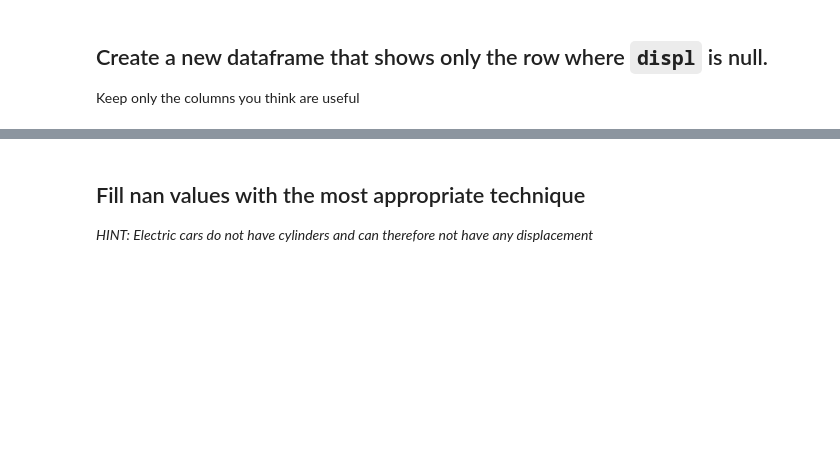
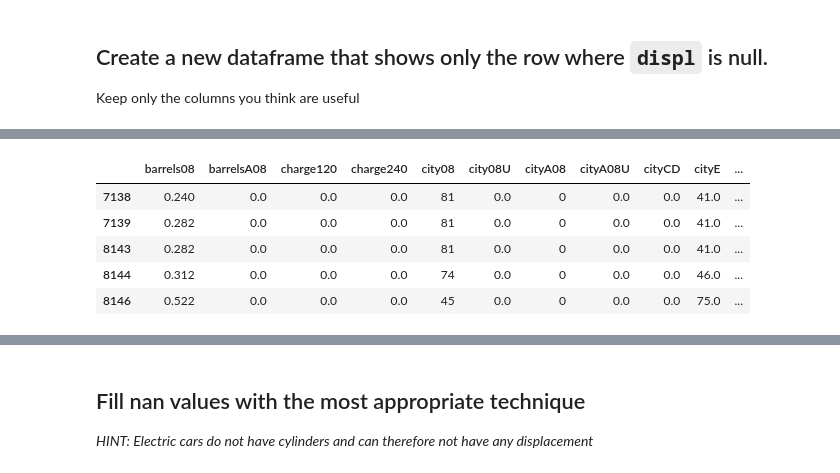
Before and after one commit to Ironhack-Data-Madrid-Octubre-2023/2.4-lab_data_cleaning, a Jupyter notebook: your-code/main.ipynb, the cells around one changed output, grey strips where cells are left out. Cells and saved outputs as stored; diff of their text form; code cells hidden in the pictures; blank space fills up the shorter version.

```diff
--- a/your-code/main.ipynb
+++ b/your-code/main.ipynb
@@ -228,0 +288,18 @@ Keep only the columns you think are useful
+# %%
+def checkelec(x):
+    # Funcion recibe una string -> comprueba si es electrico y hace return de un 0 a displ si es así
+    if x == 'Electricity':
+        return 0
+    else:
+        pass
+# %%
+# Voy a llamar a la función para que me rellene la columna displ con ceros en caso de ser nan - hago la prueba en mi df electricos y luego lo aplico en data
+electricos.displ = electricos.fuelType.apply(lambda x: checkelec(x))
+electricos.head()
+# %% [output]
+|  | barrels08 | barrelsA08 | charge120 | charge240 | city08 | city08U | cityA08 | cityA08U | cityCD | cityE | ... |
+| 7138 | 0.240 | 0.0 | 0.0 | 0.0 | 81 | 0.0 | 0 | 0.0 | 0.0 | 41.0 | ... |
+| 7139 | 0.282 | 0.0 | 0.0 | 0.0 | 81 | 0.0 | 0 | 0.0 | 0.0 | 41.0 | ... |
+| 8143 | 0.282 | 0.0 | 0.0 | 0.0 | 81 | 0.0 | 0 | 0.0 | 0.0 | 41.0 | ... |
+| 8144 | 0.312 | 0.0 | 0.0 | 0.0 | 74 | 0.0 | 0 | 0.0 | 0.0 | 46.0 | ... |
+| 8146 | 0.522 | 0.0 | 0.0 | 0.0 | 45 | 0.0 | 0 | 0.0 | 0.0 | 75.0 | ... |
```
Also changed, not shown: parts of 11 cells of this notebook.
